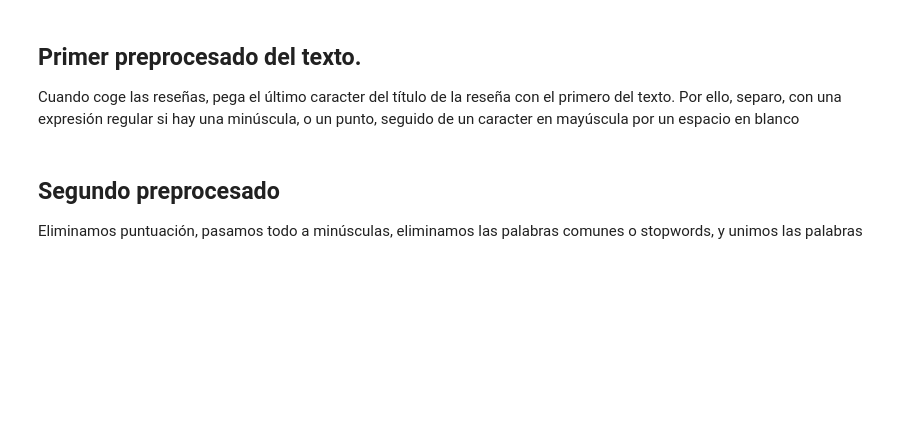
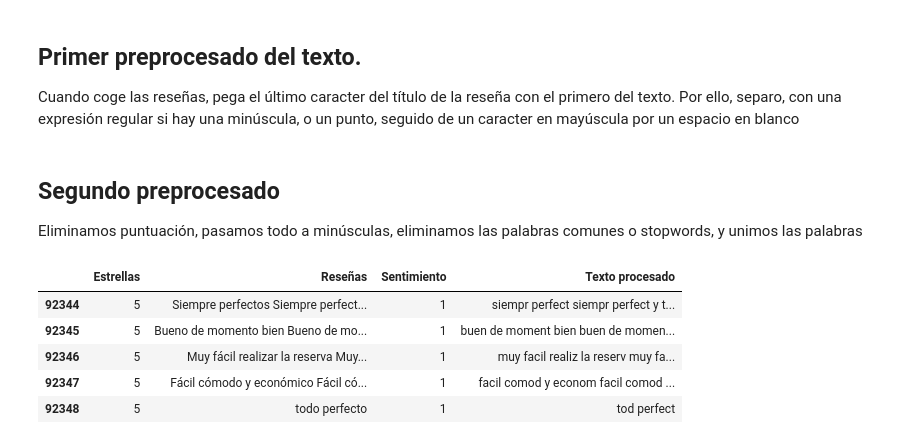
Before and after one commit to Alexcar934/Sentiment_Analyzer, a Jupyter notebook: notebooks/Cleaning.ipynb, the cells around one changed output. Drawn from its saved outputs; the diff is of its cells as text; code cells hidden in the pictures; blank space fills up the shorter version.

```diff
--- a/notebooks/Cleaning.ipynb
+++ b/notebooks/Cleaning.ipynb
@@ -90,12 +106,10 @@ Cuando coge las reseñas, pega el último caracter del título de la reseña con
 # %%
 lista_resenas = []
 for i in df['Reseñas']:
-    resultado = re.sub(r"([a-z\.\d])([A-Z])", r"\1 \2", i)
+    resultado = re.sub(r"([a-z\W\d])([A-Z])", r"\1 \2", i)
     lista_resenas.append(resultado)
 
 df['Reseñas'] = lista_resenas
-
-df['Reseñas'] = [re.sub(r"([a-z\.\d])([A-Z])", r"\1 \2", i) for i in df['Reseñas']]
 # %% [markdown]
 ## Segundo preprocesado
 
@@ -124,5 +138,14 @@ def preprocess_text(text):
     return stemmed_text
 
 df['Texto procesado'] = df['Reseñas'].apply(preprocess_text)
+# %%
+df.tail()
+# %% [output]
+|  | Estrellas | Reseñas | Sentimiento | Texto procesado |
+| 92344 | 5 | Siempre perfectos Siempre perfect... | 1 | siempr perfect siempr perfect y t... |
+| 92345 | 5 | Bueno de momento bien Bueno de mo... | 1 | buen de moment bien buen de momen... |
+| 92346 | 5 | Muy fácil realizar la reserva Muy... | 1 | muy facil realiz la reserv muy fa... |
+| 92347 | 5 | Fácil cómodo y económico Fácil có... | 1 | facil comod y econom facil comod ... |
+| 92348 | 5 | todo perfecto | 1 | tod perfect |
 # %%
 df.to_csv('../data/processed/Reviews_FINAL.csv')
```
Also changed, not shown: parts of 3 cells of this notebook, 23 other files.
